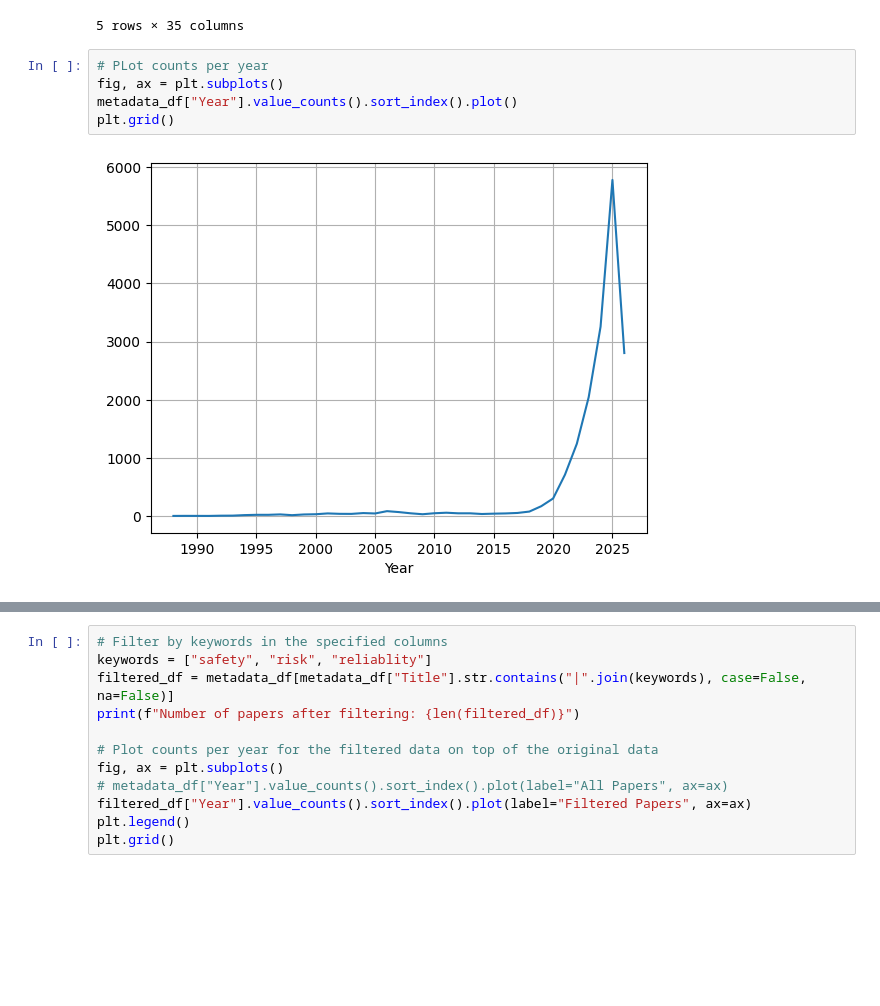
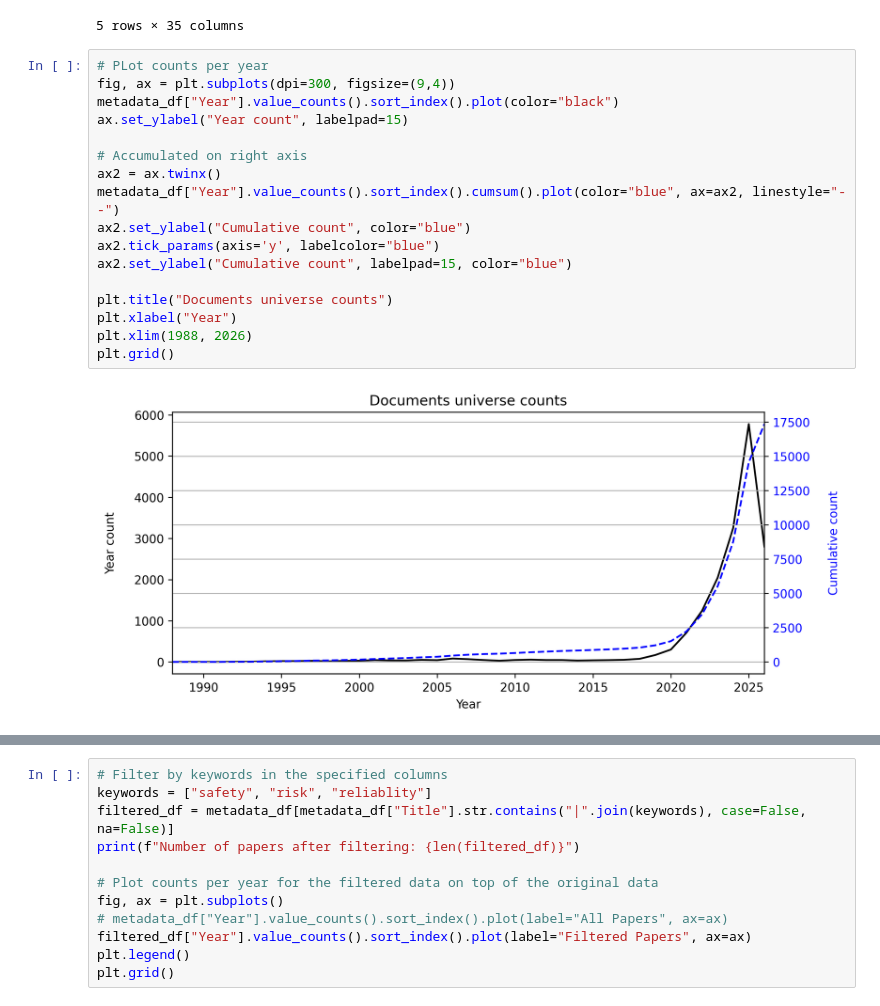
Before and after one commit to jpfutalef/MateReview, a Jupyter notebook: notebooks/01 local_pre_screening.ipynb, the cells around one changed output, grey strips where cells are left out. Saved outputs shown, nothing was run; the diff lists cells and outputs as text; blank space fills up the shorter version.

```diff
--- a/notebooks/01 local_pre_screening.ipynb
+++ b/notebooks/01 local_pre_screening.ipynb
@@ -17,8 +22,20 @@ metadata_df.head()
 5 rows × 35 columns
 # %%
 # PLot counts per year
-fig, ax = plt.subplots()
-metadata_df["Year"].value_counts().sort_index().plot()
+fig, ax = plt.subplots(dpi=300, figsize=(9,4))
+metadata_df["Year"].value_counts().sort_index().plot(color="black")
+ax.set_ylabel("Year count", labelpad=15)
+
+# Accumulated on right axis
+ax2 = ax.twinx()
+metadata_df["Year"].value_counts().sort_index().cumsum().plot(color="blue", ax=ax2, linestyle="--")
+ax2.set_ylabel("Cumulative count", color="blue")
+ax2.tick_params(axis='y', labelcolor="blue")
+ax2.set_ylabel("Cumulative count", labelpad=15, color="blue")
+
+plt.title("Documents universe counts")
+plt.xlabel("Year")
+plt.xlim(1988, 2026)
 plt.grid()
 # %% [output]
-[figure, old version]
+[figure, new version]
```
Also changed, not shown: parts of 7 cells of this notebook.
